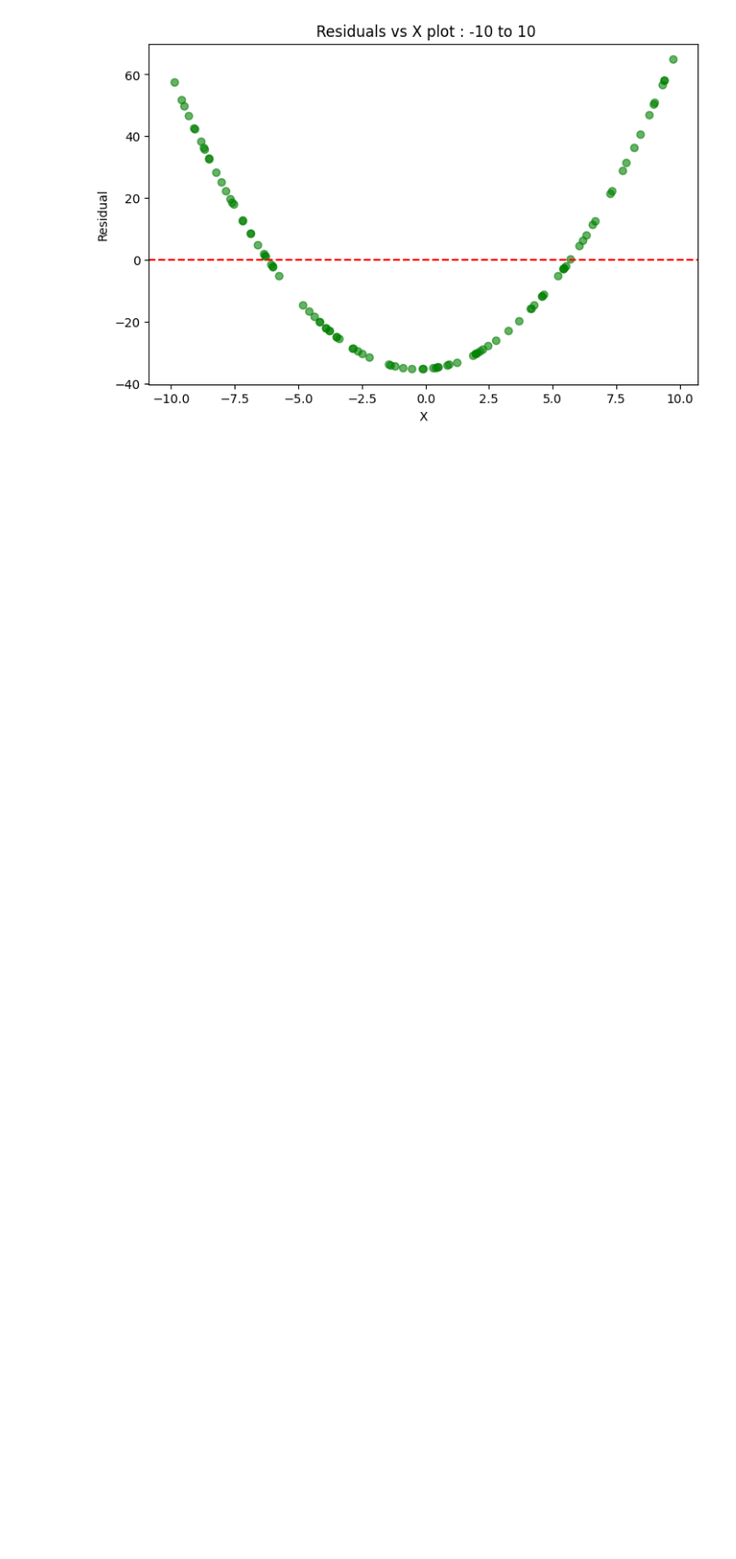
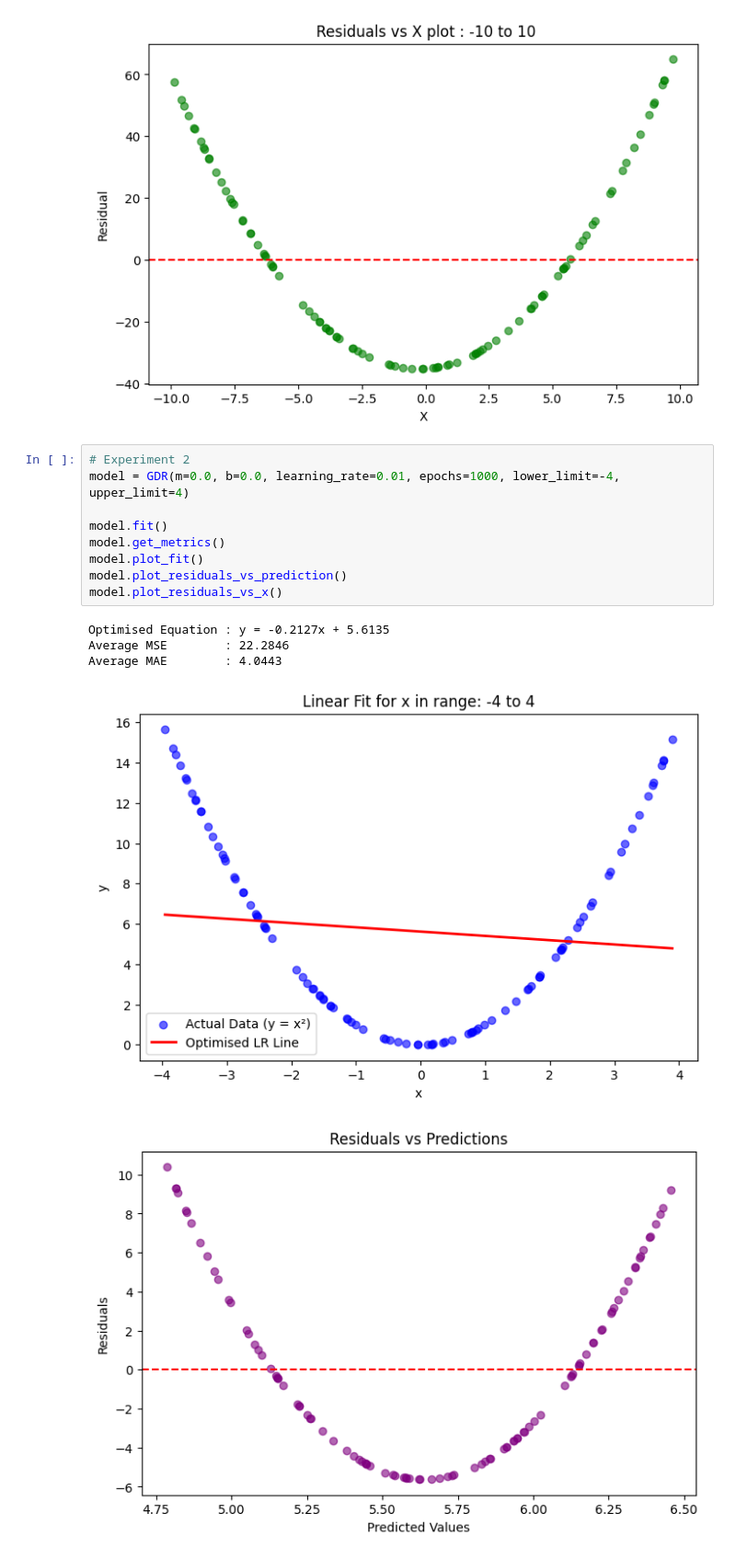
Before and after one commit to AyushDevadiga1/Machine-Learning, a Jupyter notebook: linear-regression/UnderstandingRegression.ipynb, the cells around one changed output. Shown at 92% size. Cells and saved outputs as stored; diff of their text form; blank space fills up the shorter version.

```diff
--- a/linear-regression/UnderstandingRegression.ipynb
+++ b/linear-regression/UnderstandingRegression.ipynb
@@ -383,3 +383,18 @@ Average MAE        : 25.2768
 [figure]
 [figure]
 [figure]
+# %%
+# Experiment 2
+model = GDR(m=0.0, b=0.0, learning_rate=0.01, epochs=1000, lower_limit=-4, upper_limit=4)
+
+model.fit()
+model.get_metrics()
+model.plot_fit()
+model.plot_residuals_vs_prediction()
+model.plot_residuals_vs_x()
+# %% [output]
+Optimised Equation : y = -0.2127x + 5.6135
+Average MSE        : 22.2846
+Average MAE        : 4.0443
+[figure, added]
+[figure, added]
```
Also changed, not shown: parts of 4 cells of this notebook.
